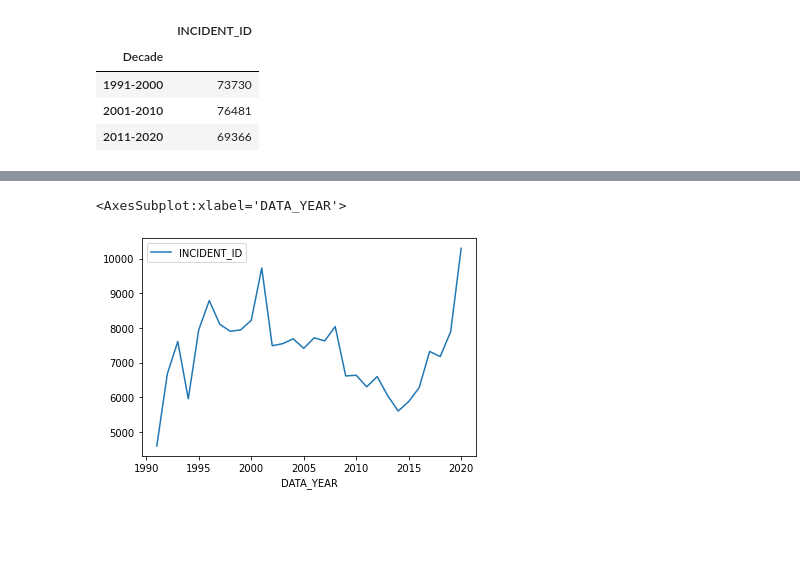
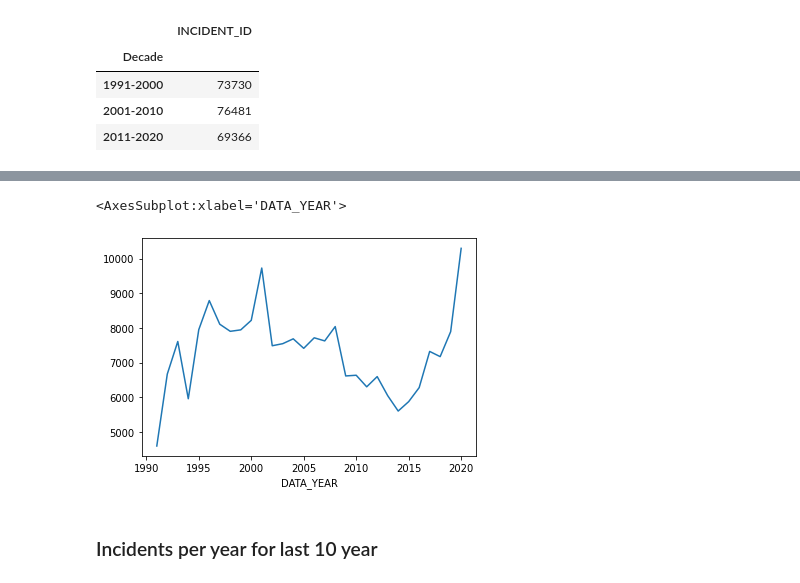
Before and after one commit to artolon/Exploratory_Analysis_Project, a Jupyter notebook: SM_FBI_CRIME_DATA.ipynb, the cells around one changed output, grey strips where cells are left out. Drawn from its saved outputs; the diff is of its cells as text; code cells hidden in the pictures; blank space fills up the shorter version.

```diff
--- a/SM_FBI_CRIME_DATA.ipynb
+++ b/SM_FBI_CRIME_DATA.ipynb
@@ -145,2 +150,3 @@ hate_crime_df.groupby("Decade")[["INCIDENT_ID"]].count()
 # %%
-hate_crime_df_group_by_year = hate_crime_df.groupby("DATA_YEAR")[["INCIDENT_ID"]].count()
+hate_crime_df_group_by_year = hate_crime_df.groupby("DATA_YEAR")
+hate_crime_df_group_by_year
@@ -147,5 +167,7 @@ hate_crime_df_group_by_year = hate_crime_df.groupby("DATA_YEAR")[["INCIDENT_ID"]
-# %%
-hate_crime_df_group_by_year.plot()
-# %% [output]
-<AxesSubplot:xlabel='DATA_YEAR'>
-[figure, removed]
+# %%
+hate_crime_df_group_by_year["INCIDENT_ID"].count().plot()
+# %% [output]
+<AxesSubplot:xlabel='DATA_YEAR'>
+[figure, added]
+# %% [markdown]
+### Incidents per year for last 10 year
```
Also changed, not shown: parts of 18 cells of this notebook.
